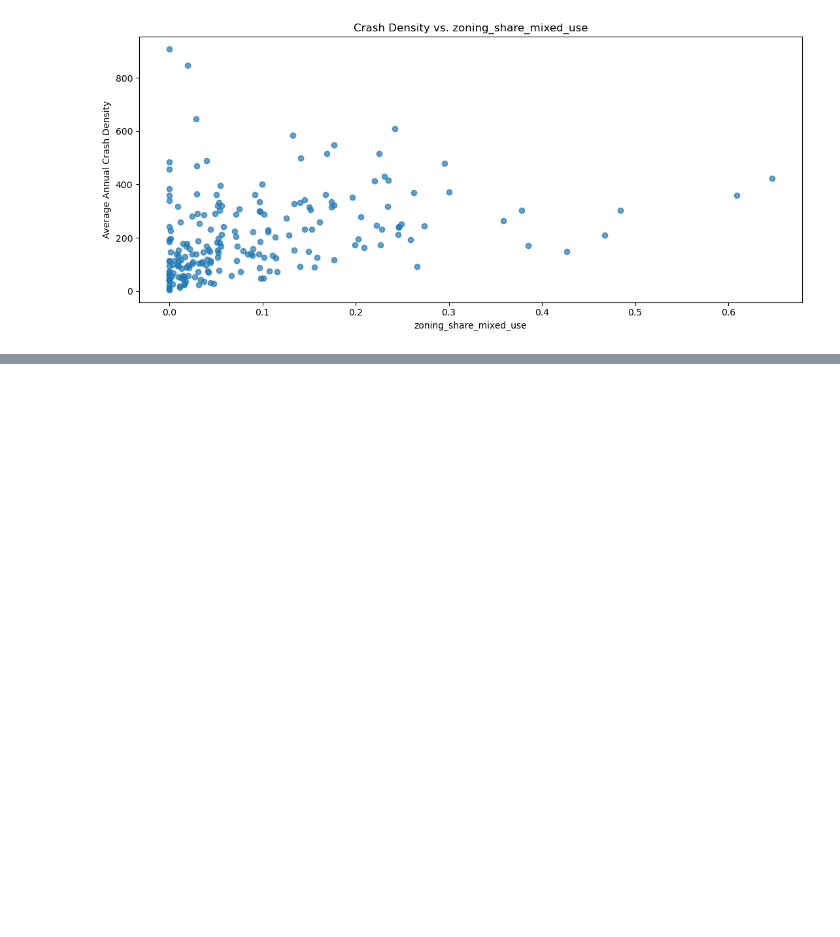
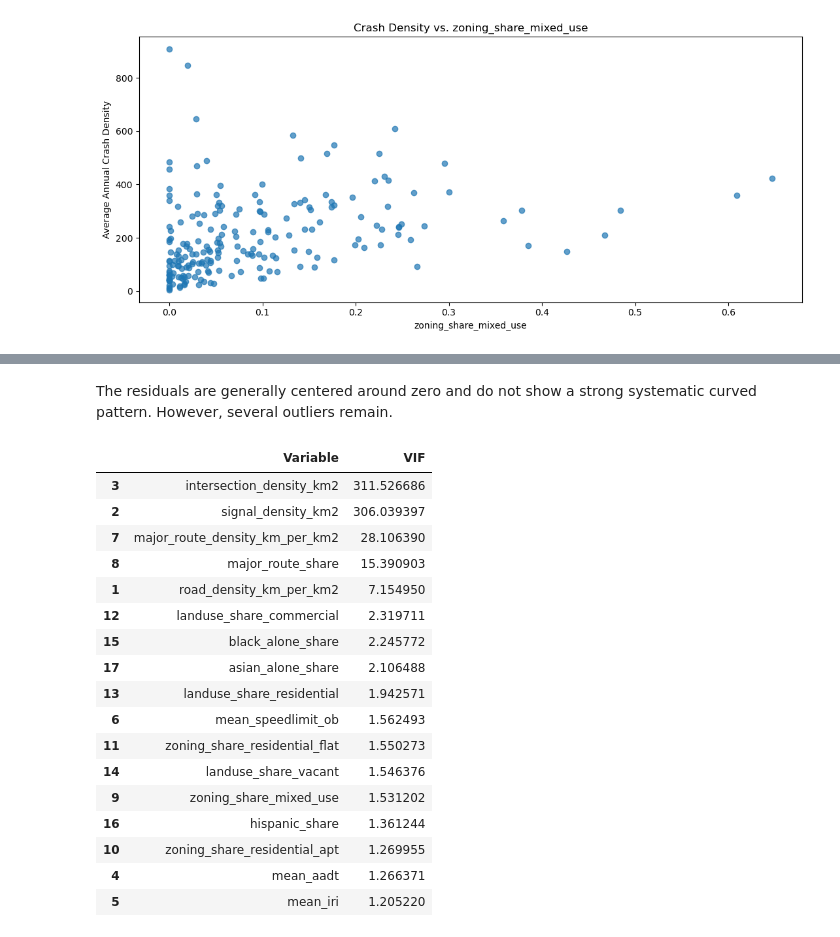
Before and after one commit to qchen077/Portfolio, a Jupyter notebook: Auto_Ins_DC/Deliverable 5 - Built_Environment_Land_Use_Extension.ipynb, the cells around one changed output, grey strips where cells are left out. Saved outputs shown, nothing was run; the diff lists cells and outputs as text; code cells hidden in the pictures; blank space fills up the shorter version.

```diff
--- a/Auto_Ins_DC/Deliverable 5 - Built_Environment_Land_Use_Extension.ipynb
+++ b/Auto_Ins_DC/Deliverable 5 - Built_Environment_Land_Use_Extension.ipynb
@@ -1612,0 +2448,2 @@ for x_col in scatter_vars:
+# %% [markdown]
+The residuals are generally centered around zero and do not show a strong systematic curved pattern. However, several outliers remain.
@@ -1612,0 +2483,51 @@ for x_col in scatter_vars:
+# %%
+model4_vif_vars = [
+    # Roadway variables
+    "road_density_km_per_km2",
+    "signal_density_km2",
+    "intersection_density_km2",
+    "mean_aadt",
+    "mean_iri",
+    "mean_speedlimit_ob",
+
+    # Major route exposure
+    "major_route_density_km_per_km2",
+    "major_route_share",
+
+    # Zoning variables
+    "zoning_share_mixed_use",
+    "zoning_share_residential_apt",
+    "zoning_share_residential_flat",
+
+    # Land use variables
+    "landuse_share_commercial",
+    "landuse_share_residential",
+    "landuse_share_vacant",
+
+    # Demographic controls
+    "black_alone_share",
+    "hispanic_share",
+    "asian_alone_share"
+]
+
+vif_model4_full = compute_vif(model4_full, model4_vif_vars)
+vif_model4_full
+# %% [output]
+|  | Variable | VIF |
+| 3 | intersection_density_km2 | 311.526686 |
+| 2 | signal_density_km2 | 306.039397 |
+| 7 | major_route_density_km_per_km2 | 28.106390 |
+| 8 | major_route_share | 15.390903 |
+| 1 | road_density_km_per_km2 | 7.154950 |
+| 12 | landuse_share_commercial | 2.319711 |
+| 15 | black_alone_share | 2.245772 |
+| 17 | asian_alone_share | 2.106488 |
+| 13 | landuse_share_residential | 1.942571 |
+| 6 | mean_speedlimit_ob | 1.562493 |
+| 11 | zoning_share_residential_flat | 1.550273 |
+| 14 | landuse_share_vacant | 1.546376 |
+| 9 | zoning_share_mixed_use | 1.531202 |
+| 16 | hispanic_share | 1.361244 |
+| 10 | zoning_share_residential_apt | 1.269955 |
+| 4 | mean_aadt | 1.266371 |
+| 5 | mean_iri | 1.205220 |
```
Also changed, not shown: parts of 53 cells of this notebook, 35 other files.
